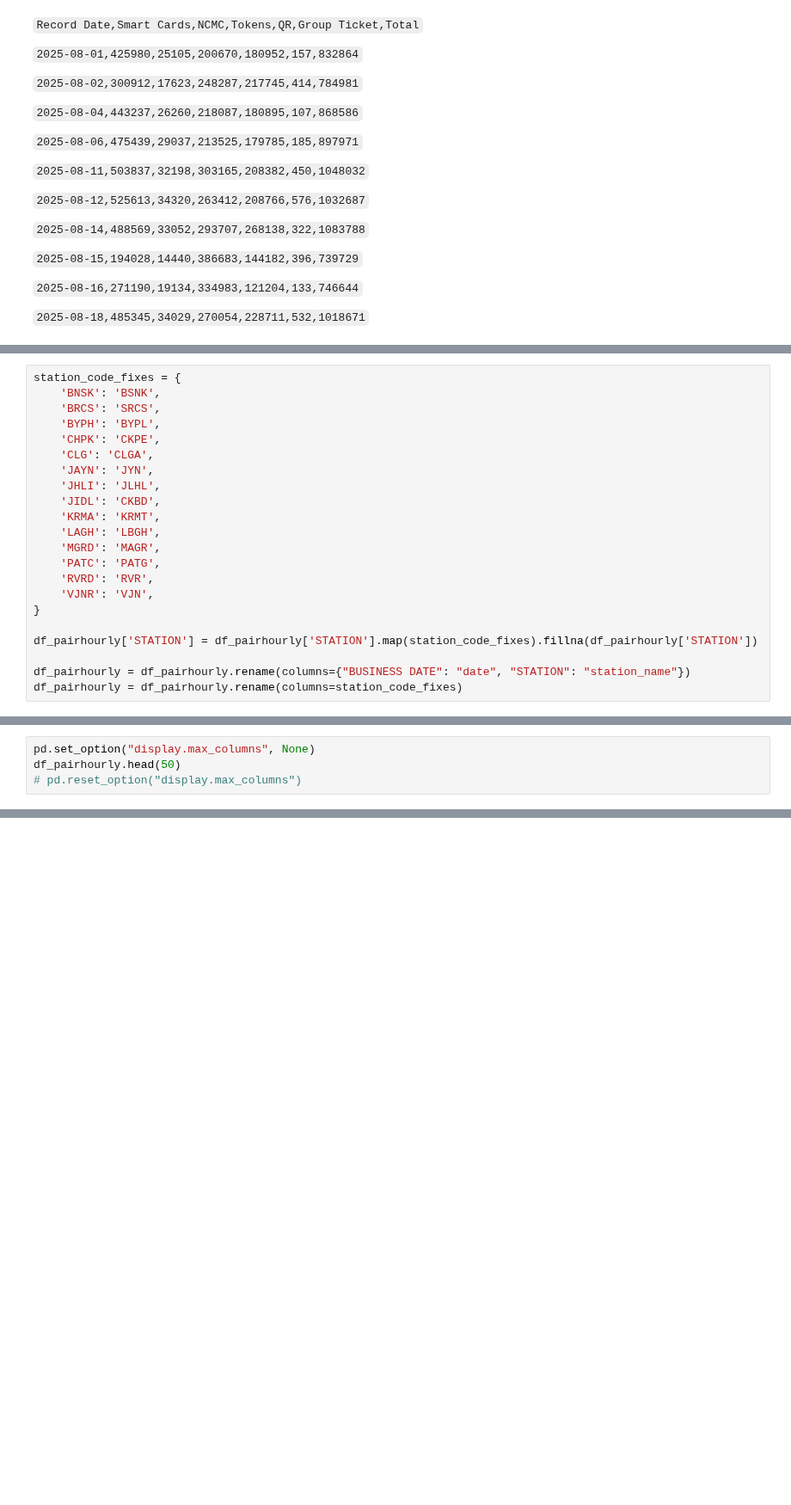
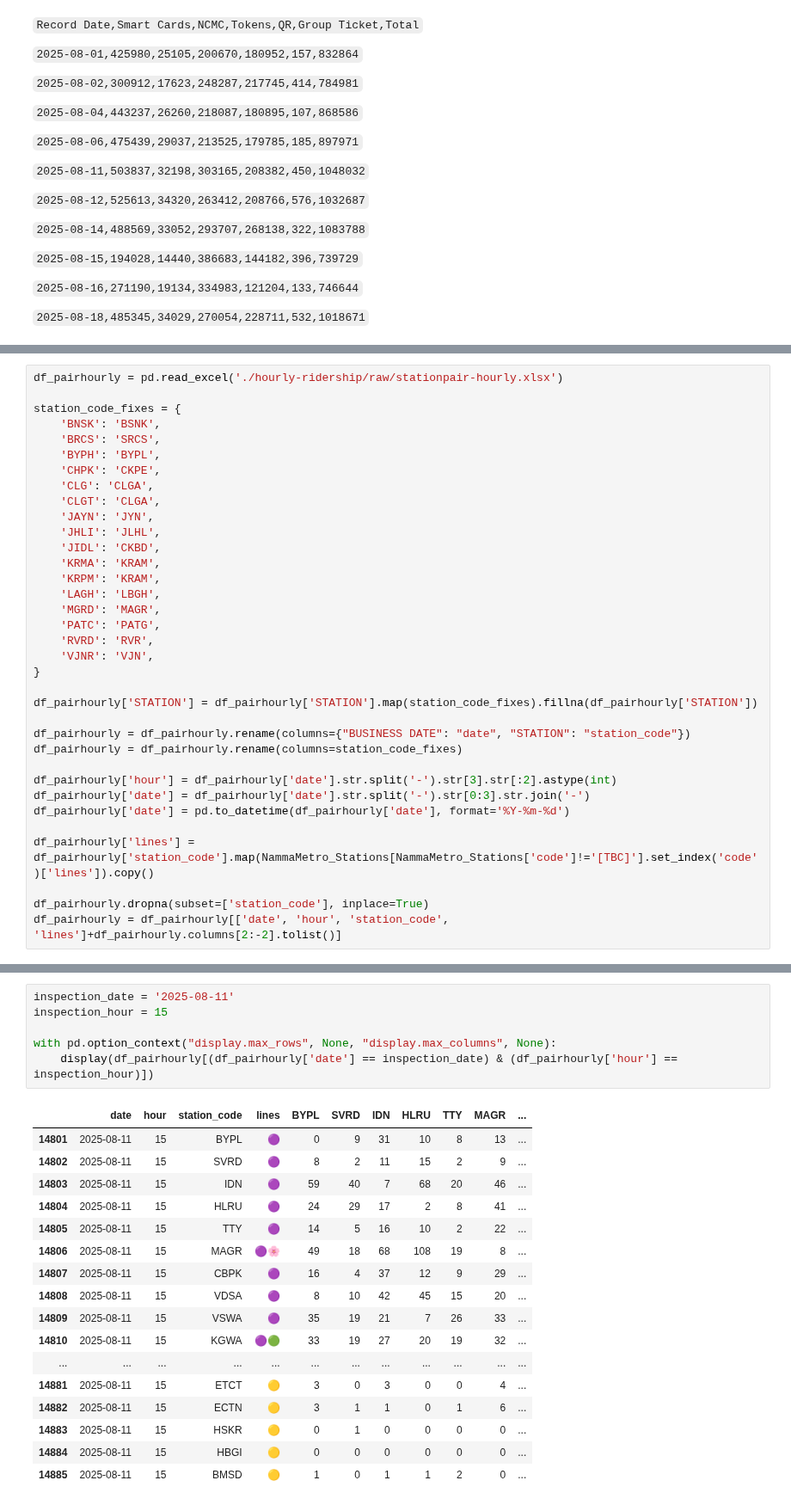
Before and after one commit to thecont1/namma-metro-ridership-tracker, a Jupyter notebook: NammaMetro_network.ipynb, the cells around one changed output, grey strips where cells are left out. Shown at 86% size. Drawn from its saved outputs; the diff is of its cells as text; blank space fills up the shorter version.

```diff
--- a/NammaMetro_network.ipynb
+++ b/NammaMetro_network.ipynb
@@ -365,14 +345,18 @@ df_pairhourly
 # %%
+df_pairhourly = pd.read_excel('./hourly-ridership/raw/stationpair-hourly.xlsx')
+
 station_code_fixes = {
     'BNSK': 'BSNK',
     'BRCS': 'SRCS',
     'BYPH': 'BYPL',
     'CHPK': 'CKPE',
     'CLG': 'CLGA',
+    'CLGT': 'CLGA',
     'JAYN': 'JYN',
     'JHLI': 'JLHL',
     'JIDL': 'CKBD',
-    'KRMA': 'KRMT',
+    'KRMA': 'KRAM',
+    'KRPM': 'KRAM',
     'LAGH': 'LBGH',
     'MGRD': 'MAGR',
     'PATC': 'PATG',
@@ -382,5 +366,14 @@ station_code_fixes = {
 
 df_pairhourly['STATION'] = df_pairhourly['STATION'].map(station_code_fixes).fillna(df_pairhourly['STATION'])
 
-df_pairhourly = df_pairhourly.rename(columns={"BUSINESS DATE": "date", "STATION": "station_name"})
+df_pairhourly = df_pairhourly.rename(columns={"BUSINESS DATE": "date", "STATION": "station_code"})
 df_pairhourly = df_pairhourly.rename(columns=station_code_fixes)
+
+df_pairhourly['hour'] = df_pairhourly['date'].str.split('-').str[3].str[:2].astype(int)
+df_pairhourly['date'] = df_pairhourly['date'].str.split('-').str[0:3].str.join('-')
+df_pairhourly['date'] = pd.to_datetime(df_pairhourly['date'], format='%Y-%m-%d')
+
+df_pairhourly['lines'] = df_pairhourly['station_code'].map(NammaMetro_Stations[NammaMetro_Stations['code']!='[TBC]'].set_index('code')['lines']).copy()
+
+df_pairhourly.dropna(subset=['station_code'], inplace=True)
+df_pairhourly = df_pairhourly[['date', 'hour', 'station_code', 'lines']+df_pairhourly.columns[2:-2].tolist()]
@@ -391,4 +379,0 @@ len(df_pairhourly[df_pairhourly['date'] == '2025-08-01-05Hrs-6hrs'])
-# %%
-pd.set_option("display.max_columns", None)
-df_pairhourly.head(50)
-# pd.reset_option("display.max_columns")
@@ -422,0 +380,24 @@ print(stationcodes_master - stationcodes_pairdf_rows)
+# %%
+inspection_date = '2025-08-11'
+inspection_hour = 15
+
+with pd.option_context("display.max_rows", None, "display.max_columns", None):
+    display(df_pairhourly[(df_pairhourly['date'] == inspection_date) & (df_pairhourly['hour'] == inspection_hour)])
+# %% [output]
+|  | date | hour | station_code | lines | BYPL | SVRD | IDN | HLRU | TTY | MAGR | ... |
+| 14801 | 2025-08-11 | 15 | BYPL | 🟣 | 0 | 9 | 31 | 10 | 8 | 13 | ... |
+| 14802 | 2025-08-11 | 15 | SVRD | 🟣 | 8 | 2 | 11 | 15 | 2 | 9 | ... |
+| 14803 | 2025-08-11 | 15 | IDN | 🟣 | 59 | 40 | 7 | 68 | 20 | 46 | ... |
+| 14804 | 2025-08-11 | 15 | HLRU | 🟣 | 24 | 29 | 17 | 2 | 8 | 41 | ... |
+| 14805 | 2025-08-11 | 15 | TTY | 🟣 | 14 | 5 | 16 | 10 | 2 | 22 | ... |
+| 14806 | 2025-08-11 | 15 | MAGR | 🟣🌸 | 49 | 18 | 68 | 108 | 19 | 8 | ... |
+| 14807 | 2025-08-11 | 15 | CBPK | 🟣 | 16 | 4 | 37 | 12 | 9 | 29 | ... |
+| 14808 | 2025-08-11 | 15 | VDSA | 🟣 | 8 | 10 | 42 | 45 | 15 | 20 | ... |
+| 14809 | 2025-08-11 | 15 | VSWA | 🟣 | 35 | 19 | 21 | 7 | 26 | 33 | ... |
+| 14810 | 2025-08-11 | 15 | KGWA | 🟣🟢 | 33 | 19 | 27 | 20 | 19 | 32 | ... |
+| ... | ... | ... | ... | ... | ... | ... | ... | ... | ... | ... | ... |
+| 14881 | 2025-08-11 | 15 | ETCT | 🟡 | 3 | 0 | 3 | 0 | 0 | 4 | ... |
+| 14882 | 2025-08-11 | 15 | ECTN | 🟡 | 3 | 1 | 1 | 0 | 1 | 6 | ... |
+| 14883 | 2025-08-11 | 15 | HSKR | 🟡 | 0 | 1 | 0 | 0 | 0 | 0 | ... |
+| 14884 | 2025-08-11 | 15 | HBGI | 🟡 | 0 | 0 | 0 | 0 | 0 | 0 | ... |
+| 14885 | 2025-08-11 | 15 | BMSD | 🟡 | 1 | 0 | 1 | 1 | 2 | 0 | ... |
```
Also changed, not shown: parts of 8 cells of this notebook.
